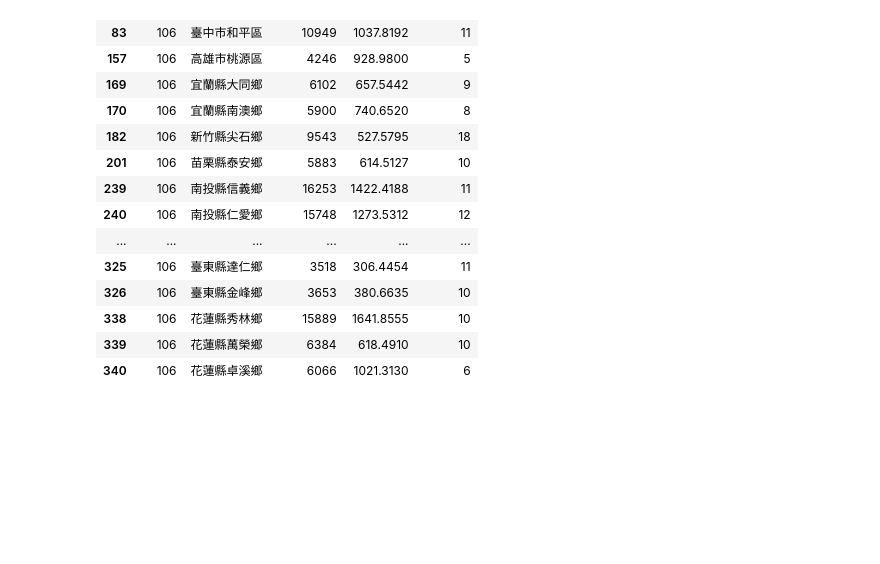
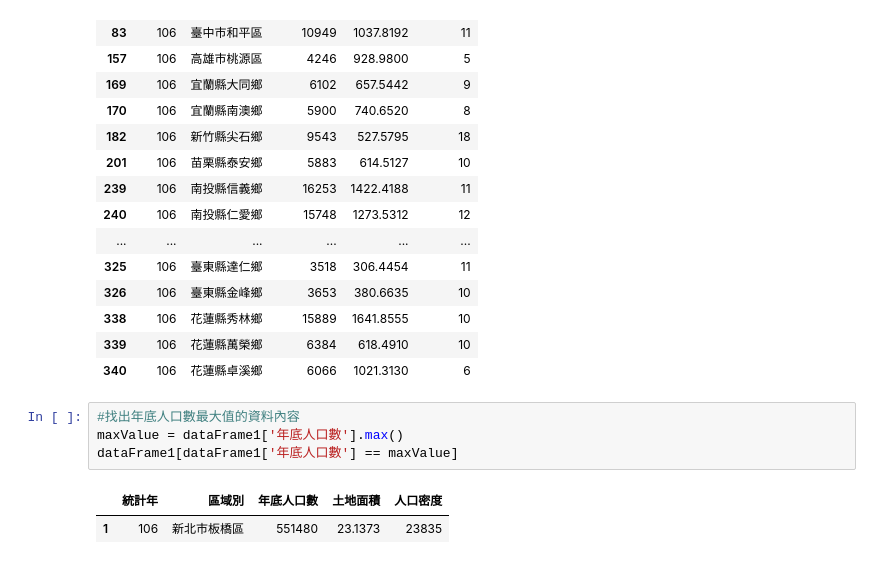
Before and after one commit to MarkChang2023/2023_11_14, a Jupyter notebook: lesson17/lesson17_4.ipynb, the cells around one changed output. Drawn from its saved outputs; the diff is of its cells as text; blank space fills up the shorter version.

```diff
--- a/lesson17/lesson17_4.ipynb
+++ b/lesson17/lesson17_4.ipynb
@@ -141,3 +141,10 @@ dataFrame1[dataFrame1['土地面積'] > 300.0]
 | 338 | 106 | 花蓮縣秀林鄉 | 15889 | 1641.8555 | 10 |
 | 339 | 106 | 花蓮縣萬榮鄉 | 6384 | 618.4910 | 10 |
 | 340 | 106 | 花蓮縣卓溪鄉 | 6066 | 1021.3130 | 6 |
+# %%
+#找出年底人口數最大值的資料內容
+maxValue = dataFrame1['年底人口數'].max()
+dataFrame1[dataFrame1['年底人口數'] == maxValue]
+# %% [output]
+|  | 統計年 | 區域別 | 年底人口數 | 土地面積 | 人口密度 |
+| 1 | 106 | 新北市板橋區 | 551480 | 23.1373 | 23835 |
```
Also changed, not shown: parts of 2 cells of this notebook.
